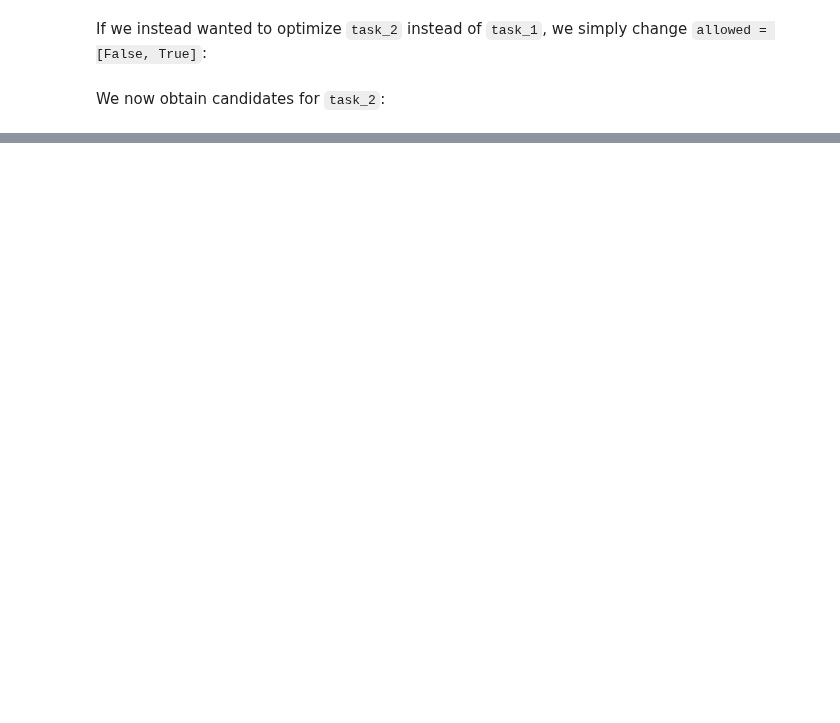
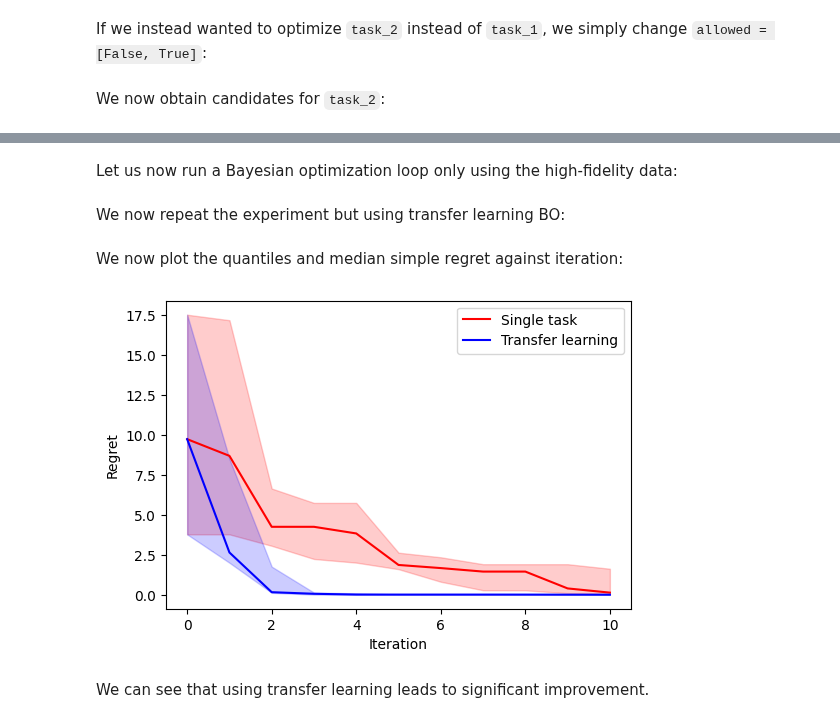
Before and after one commit to experimental-design/bofire, a Jupyter notebook: tutorials/transfer_learning_bo.ipynb, the cells around one changed output, grey strips where cells are left out. Cells and saved outputs as stored; diff of their text form; code cells hidden in the pictures; blank space fills up the shorter version.

```diff
--- a/tutorials/transfer_learning_bo.ipynb
+++ b/tutorials/transfer_learning_bo.ipynb
@@ -213,0 +248,22 @@ candidate
+# %%
+single_task_all_regrets = []
+
+SMOKE_TEST = os.environ.get("SMOKE_TEST")
+if SMOKE_TEST:
+    num_runs = 1
+    verbose = False
+else:
+    num_runs = 10
+    verbose = True
+
+# create the initial data-sets for each run
+
+high_fidelity_datasets = []
+experiments_joint_datasets = []
+
+for _ in range(num_runs):
+    high_fidelity_data, experiments_joint = create_data_set()
+    high_fidelity_datasets.append(high_fidelity_data)
+    experiments_joint_datasets.append(experiments_joint)
+# %% [markdown]
+Let us now run a Bayesian optimization loop only using the high-fidelity data:
@@ -213,0 +314,2 @@ candidate
+# %% [markdown]
+We now repeat the experiment but using transfer learning BO:
@@ -213,0 +368,32 @@ candidate
+# %% [markdown]
+We now plot the quantiles and median simple regret against iteration:
+# %%
+# plot the results
+plt.figure(figsize=(6, 4))
+
+regrets_single_task_mean = np.median(np.array(single_task_all_regrets), axis=0)
+regrets_transfer_learning_mean = np.median(np.array(multitask_all_regrets), axis=0)
+
+# get the 25 and 75 percentiles
+regrets_single_task_upper_quantile = np.quantile(np.array(single_task_all_regrets), 0.75, axis=0)
+regrets_single_task_lower_quantile = np.quantile(np.array(single_task_all_regrets), 0.25, axis=0)
+
+regrets_transfer_learning_upper_quantile = np.quantile(np.array(multitask_all_regrets), 0.75, axis=0)
+regrets_transfer_learning_lower_quantile = np.quantile(np.array(multitask_all_regrets), 0.25, axis=0)
+
+plt.plot(regrets_single_task_mean, label="Single task", color="red")
+plt.plot(regrets_transfer_learning_mean, label="Transfer learning", color="blue")
+
+plt.fill_between(np.arange(11), regrets_single_task_upper_quantile, regrets_single_task_lower_quantile, color="red", alpha=0.2)
+plt.fill_between(np.arange(11), regrets_transfer_learning_upper_quantile, regrets_transfer_learning_lower_quantile, color="blue", alpha=0.2)
+
+plt.xlabel("Iteration")
+plt.ylabel("Regret")
+
+plt.legend()
+
+plt.show()
+# %% [output]
+[figure, added]
+# %% [markdown]
+We can see that using transfer learning leads to significant improvement.
```
Also changed, not shown: parts of 7 cells of this notebook.
